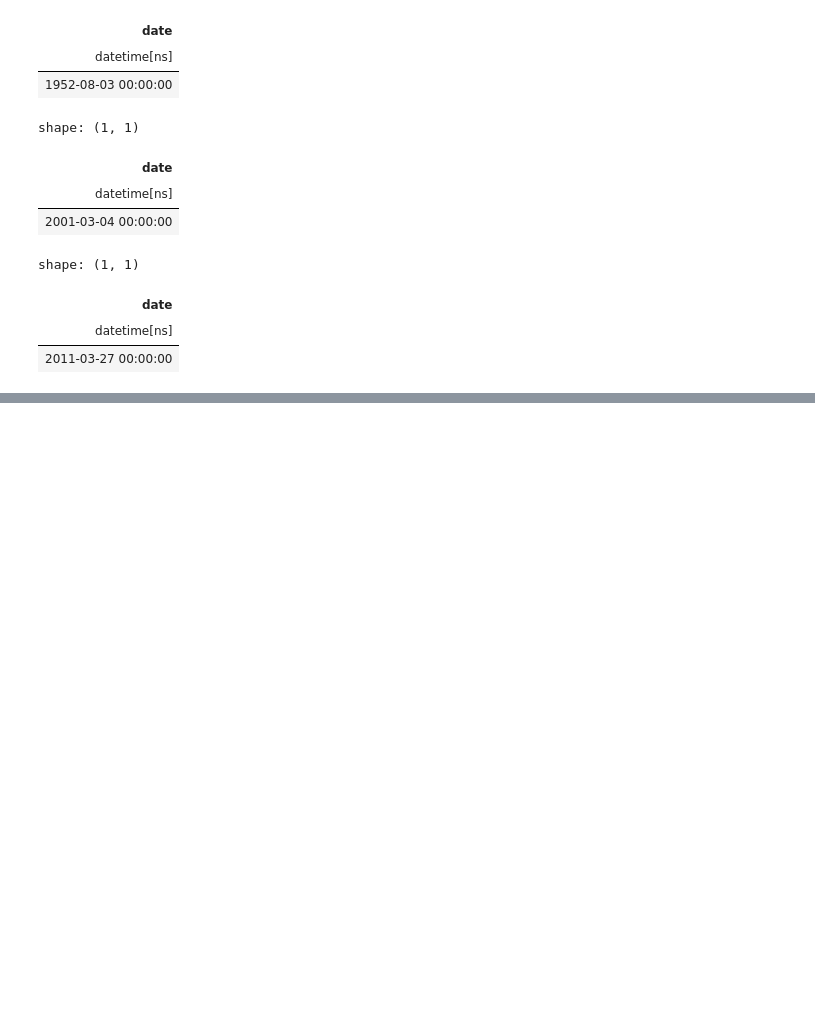
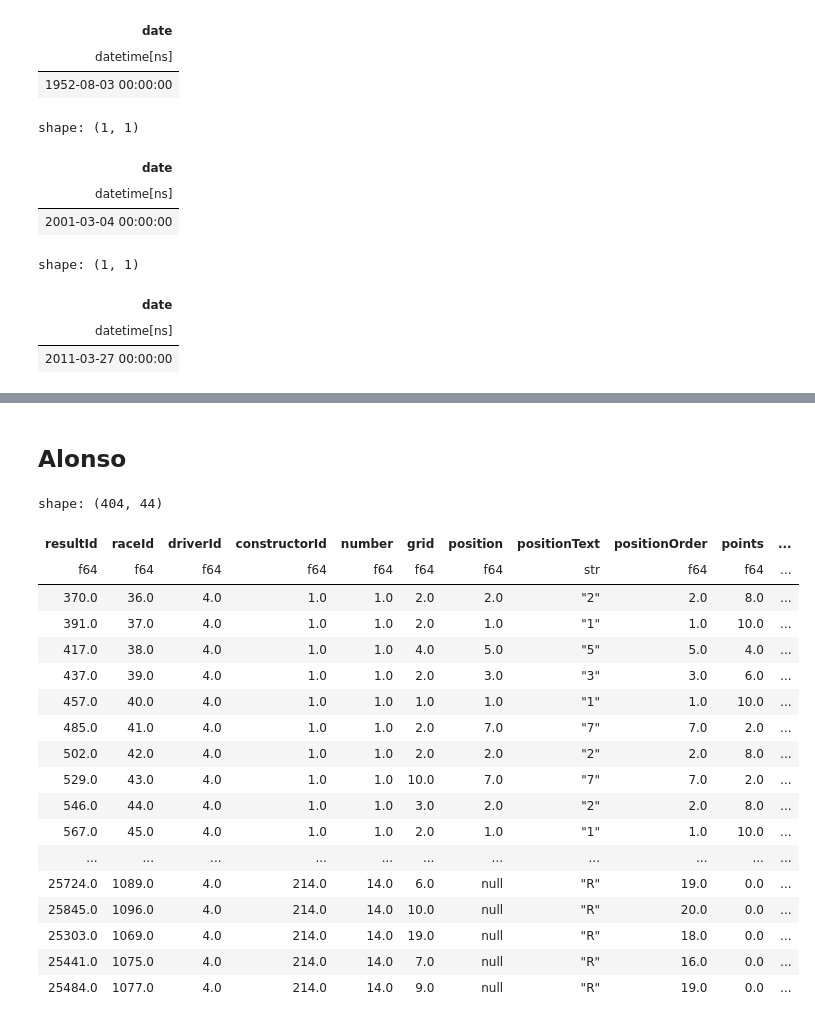
Before and after one commit to michalkasparek/f1-stats, a Jupyter notebook: 115_75_years.ipynb, the cells around one changed output, grey strips where cells are left out. Drawn from its saved outputs; the diff is of its cells as text; code cells hidden in the pictures; blank space fills up the shorter version.

```diff
--- a/115_75_years.ipynb
+++ b/115_75_years.ipynb
@@ -1092,2 +1224,0 @@ champions = pl.read_csv("data_raw/titles.csv").select(pl.col("champion")).to_ser
-# %%
-df.sort(by="date").filter(pl.col("raceId") == 834)
@@ -1483,0 +1434,24 @@ shape: (50, 10)
+# %% [markdown]
+## Alonso
+# %%
+df.filter(pl.col("name") == "Fernando Alonso")
+# %% [output]
+shape: (404, 44)
+| resultId | raceId | driverId | constructorId | number | grid | position | positionText | positionOrder | points | ... |
+| f64 | f64 | f64 | f64 | f64 | f64 | f64 | str | f64 | f64 | ... |
+| 370.0 | 36.0 | 4.0 | 1.0 | 1.0 | 2.0 | 2.0 | "2" | 2.0 | 8.0 | ... |
+| 391.0 | 37.0 | 4.0 | 1.0 | 1.0 | 2.0 | 1.0 | "1" | 1.0 | 10.0 | ... |
+| 417.0 | 38.0 | 4.0 | 1.0 | 1.0 | 4.0 | 5.0 | "5" | 5.0 | 4.0 | ... |
+| 437.0 | 39.0 | 4.0 | 1.0 | 1.0 | 2.0 | 3.0 | "3" | 3.0 | 6.0 | ... |
+| 457.0 | 40.0 | 4.0 | 1.0 | 1.0 | 1.0 | 1.0 | "1" | 1.0 | 10.0 | ... |
+| 485.0 | 41.0 | 4.0 | 1.0 | 1.0 | 2.0 | 7.0 | "7" | 7.0 | 2.0 | ... |
+| 502.0 | 42.0 | 4.0 | 1.0 | 1.0 | 2.0 | 2.0 | "2" | 2.0 | 8.0 | ... |
+| 529.0 | 43.0 | 4.0 | 1.0 | 1.0 | 10.0 | 7.0 | "7" | 7.0 | 2.0 | ... |
+| 546.0 | 44.0 | 4.0 | 1.0 | 1.0 | 3.0 | 2.0 | "2" | 2.0 | 8.0 | ... |
+| 567.0 | 45.0 | 4.0 | 1.0 | 1.0 | 2.0 | 1.0 | "1" | 1.0 | 10.0 | ... |
+| ... | ... | ... | ... | ... | ... | ... | ... | ... | ... | ... |
+| 25724.0 | 1089.0 | 4.0 | 214.0 | 14.0 | 6.0 | null | "R" | 19.0 | 0.0 | ... |
+| 25845.0 | 1096.0 | 4.0 | 214.0 | 14.0 | 10.0 | null | "R" | 20.0 | 0.0 | ... |
+| 25303.0 | 1069.0 | 4.0 | 214.0 | 14.0 | 19.0 | null | "R" | 18.0 | 0.0 | ... |
+| 25441.0 | 1075.0 | 4.0 | 214.0 | 14.0 | 7.0 | null | "R" | 16.0 | 0.0 | ... |
+| 25484.0 | 1077.0 | 4.0 | 214.0 | 14.0 | 9.0 | null | "R" | 19.0 | 0.0 | ... |
```
Also changed, not shown: parts of 38 cells of this notebook.
